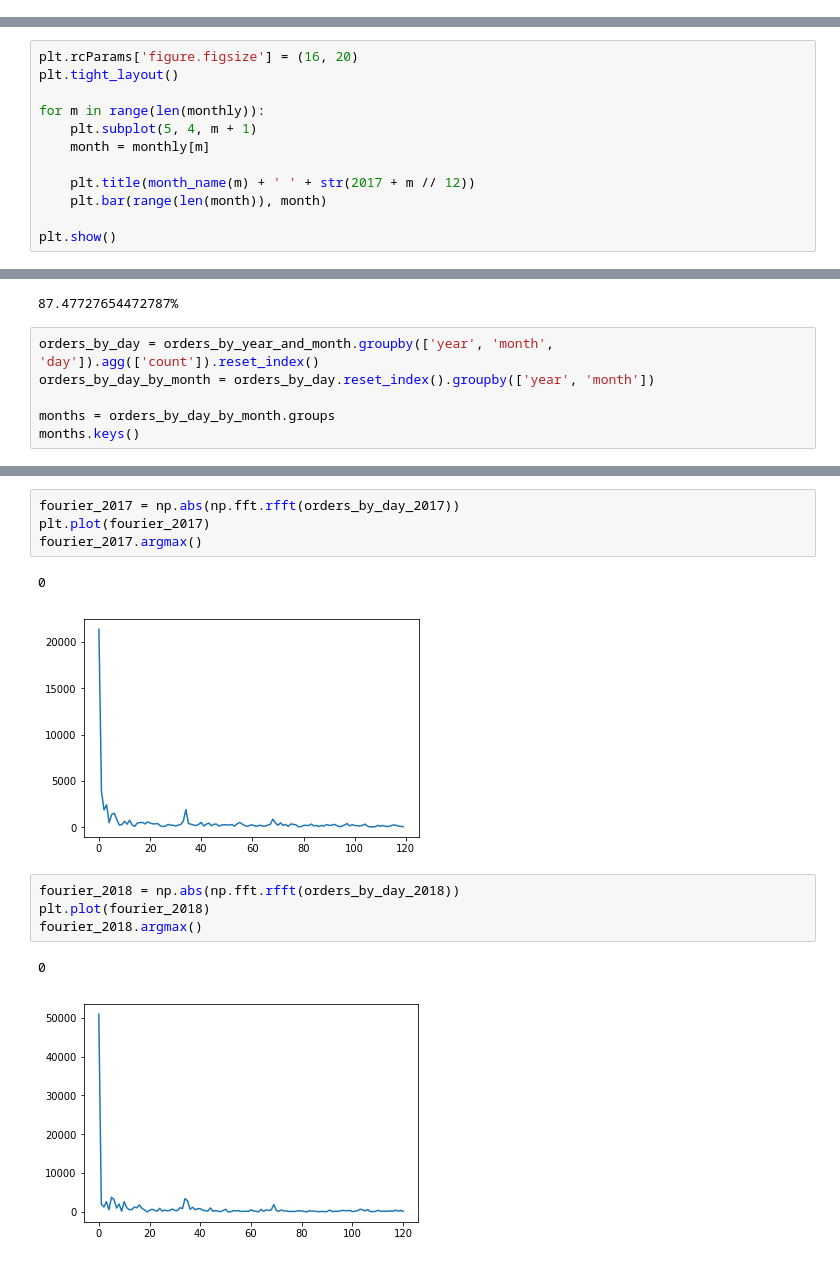
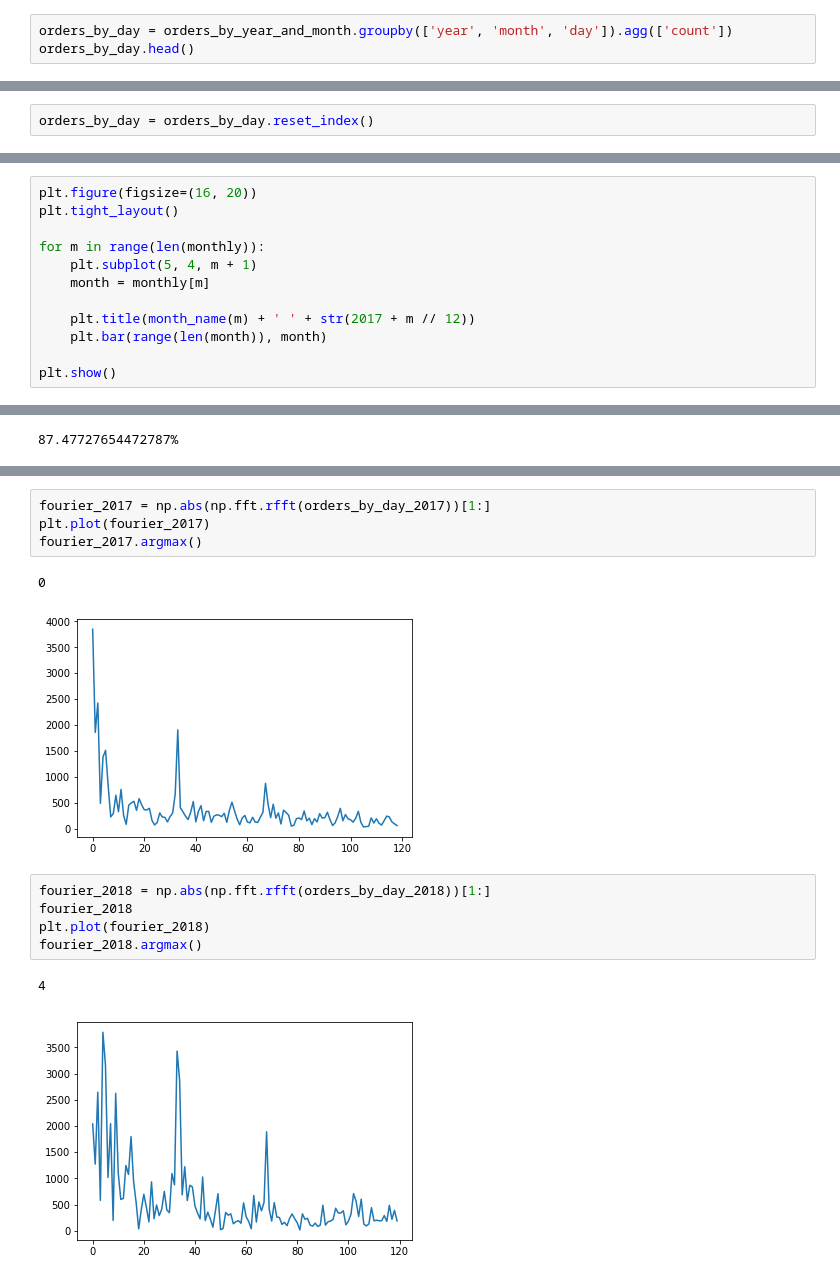
Before and after one commit to GuiBrandt/e-commerce, a Jupyter notebook: Sprint 1/Hipóteses.ipynb, the cells around one changed output, grey strips where cells are left out. Drawn from its saved outputs; the diff is of its cells as text.

```diff
--- a/Sprint 1/Hipóteses.ipynb
+++ b/Sprint 1/Hipóteses.ipynb
@@ -46,3 +46,6 @@ year     93011
 month    93011
 day      93011
 dtype: int64
+# %%
+orders_by_day = orders_by_year_and_month.groupby(['year', 'month', 'day']).agg(['count'])
+orders_by_day.head()
@@ -167 +190,3 @@ A alternativa levantada foi, então, usar dados diários ao invés de mensais.
+# %%
+orders_by_day = orders_by_day.reset_index()
 # %%
@@ -190,7 +231,7 @@ len(monthly)
 def month_name(m):
     return datetime.date(1900, m % 12 + 1, 1).strftime('%B')
 # %%
-plt.rcParams['figure.figsize'] = (16, 20)
+plt.figure(figsize=(16, 20))
 plt.tight_layout()
 
 for m in range(len(monthly)):
@@ -225,9 +274,3 @@ P-Value:
 print(stats.kruskal(*monthly).pvalue * 100, "%", sep='')
 # %% [output]
 87.47727654472787%
-# %%
-orders_by_day = orders_by_year_and_month.groupby(['year', 'month', 'day']).agg(['count']).reset_index()
-orders_by_day_by_month = orders_by_day.reset_index().groupby(['year', 'month'])
-
-months = orders_by_day_by_month.groups
-months.keys()
@@ -292,14 +356,15 @@ orders_by_day_2018.count()
 # %%
-fourier_2017 = np.abs(np.fft.rfft(orders_by_day_2017))
+fourier_2017 = np.abs(np.fft.rfft(orders_by_day_2017))[1:]
 plt.plot(fourier_2017)
 fourier_2017.argmax()
 # %% [output]
 0
-[figure, old version]
+[figure, new version]
 # %%
-fourier_2018 = np.abs(np.fft.rfft(orders_by_day_2018))
+fourier_2018 = np.abs(np.fft.rfft(orders_by_day_2018))[1:]
+fourier_2018
 plt.plot(fourier_2018)
 fourier_2018.argmax()
 # %% [output]
-0
+4
-[figure, old version]
+[figure, new version]
```
Also changed, not shown: parts of 25 cells of this notebook.
